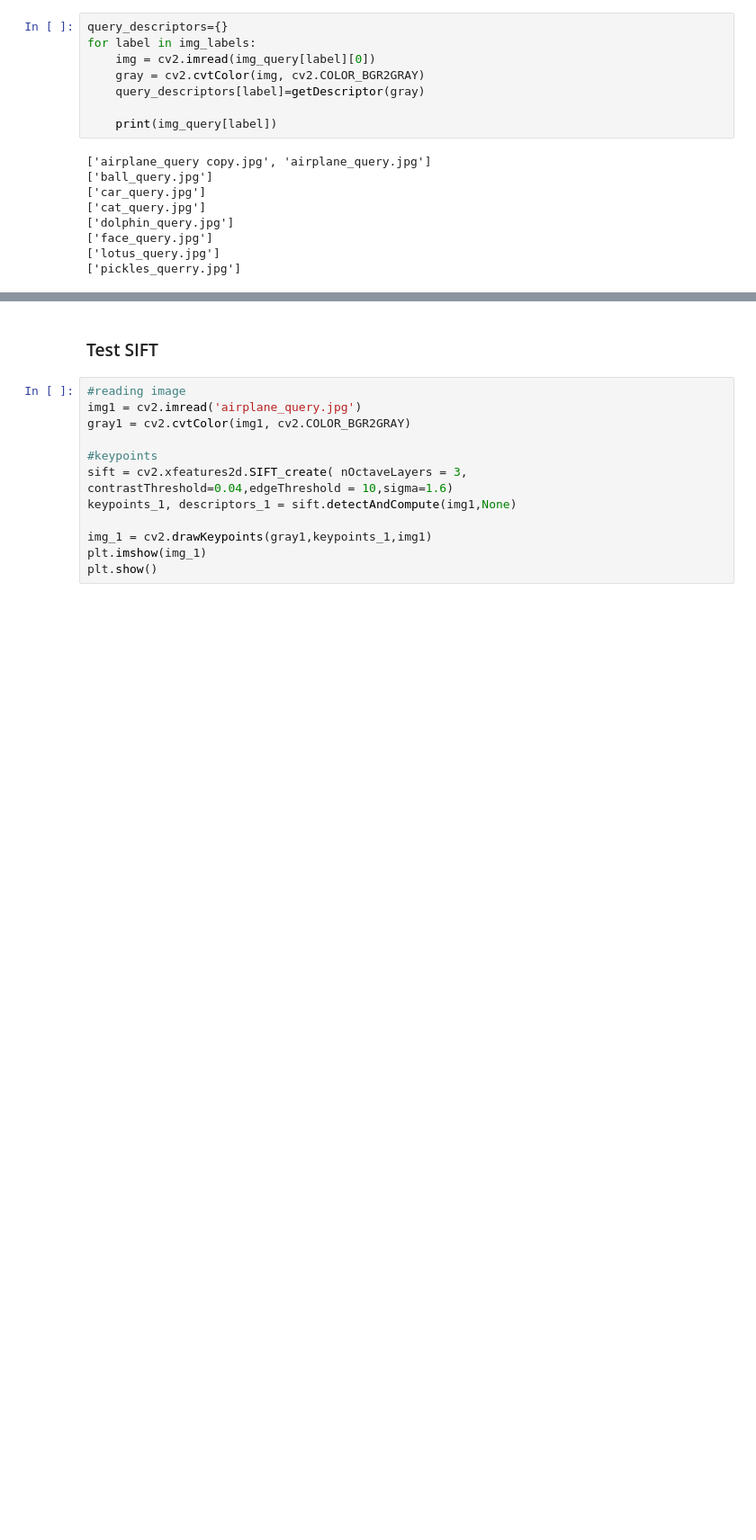
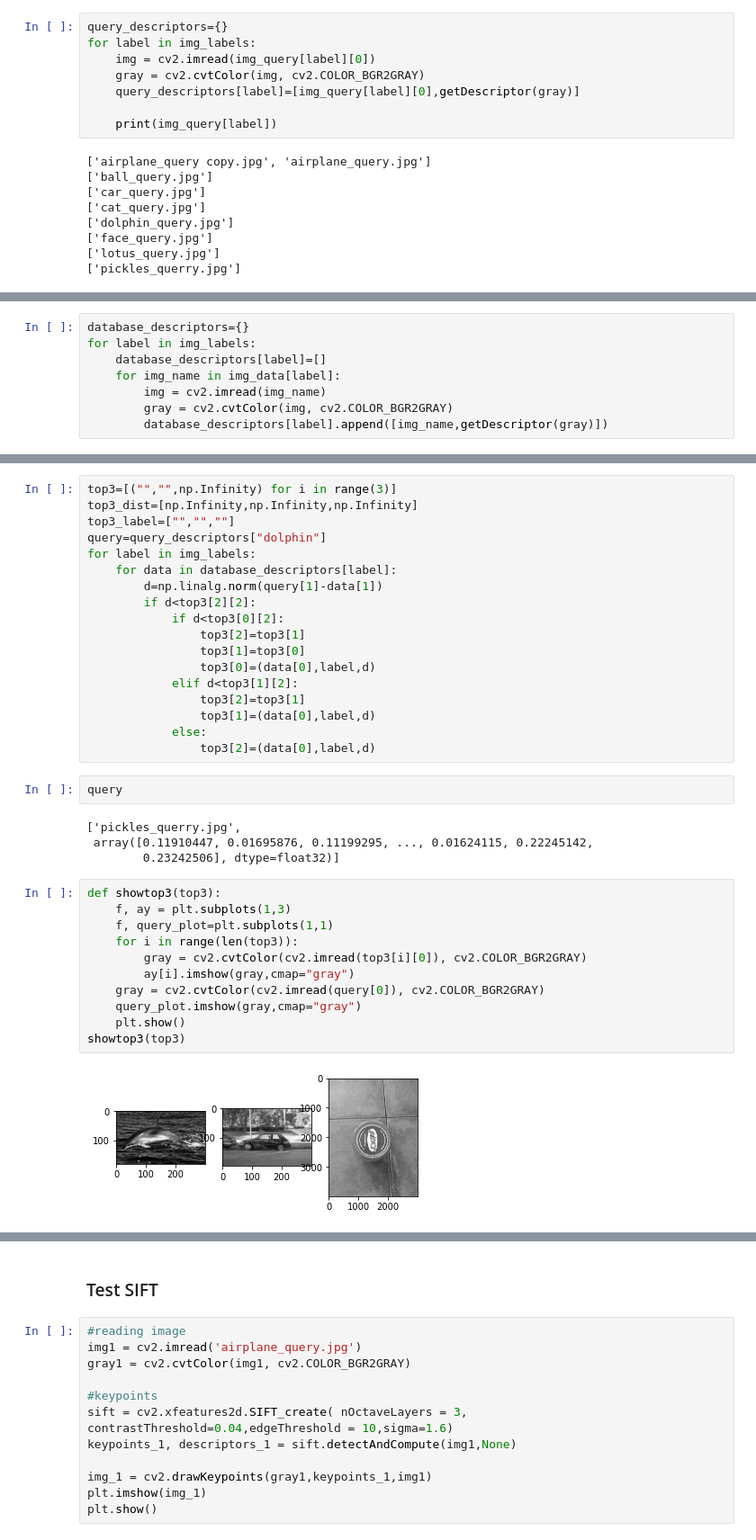
Before and after one commit to GuillaumeGirouard/INF6804, a Jupyter notebook: TP1_INF6804.ipynb, the cells around one changed output, grey strips where cells are left out. Shown: that part at 90% size. Saved outputs shown, nothing was run; the diff lists cells and outputs as text; blank space fills up the shorter version.

```diff
--- a/TP1_INF6804.ipynb
+++ b/TP1_INF6804.ipynb
@@ -293,7 +293,7 @@ query_descriptors={}
 for label in img_labels:
     img = cv2.imread(img_query[label][0])
     gray = cv2.cvtColor(img, cv2.COLOR_BGR2GRAY)
-    query_descriptors[label]=getDescriptor(gray)
+    query_descriptors[label]=[img_query[label][0],getDescriptor(gray)]
 
     print(img_query[label])
 # %% [output]
@@ -326,0 +308,8 @@ query_descriptors
+# %%
+database_descriptors={}
+for label in img_labels:
+    database_descriptors[label]=[]
+    for img_name in img_data[label]:
+        img = cv2.imread(img_name)
+        gray = cv2.cvtColor(img, cv2.COLOR_BGR2GRAY)
+        database_descriptors[label].append([img_name,getDescriptor(gray)])
@@ -326,0 +321,37 @@ query_descriptors
+# %%
+top3=[("","",np.Infinity) for i in range(3)]
+top3_dist=[np.Infinity,np.Infinity,np.Infinity]
+top3_label=["","",""]
+query=query_descriptors["dolphin"]
+for label in img_labels:
+    for data in database_descriptors[label]:
+        d=np.linalg.norm(query[1]-data[1])
+        if d<top3[2][2]:
+            if d<top3[0][2]:
+                top3[2]=top3[1]
+                top3[1]=top3[0]
+                top3[0]=(data[0],label,d)
+            elif d<top3[1][2]:
+                top3[2]=top3[1]
+                top3[1]=(data[0],label,d)
+            else:
+                top3[2]=(data[0],label,d)
+# %%
+query
+# %% [output]
+['pickles_querry.jpg',
+ array([0.11910447, 0.01695876, 0.11199295, ..., 0.01624115, 0.22245142,
+        0.23242506], dtype=float32)]
+# %%
+def showtop3(top3):
+    f, ay = plt.subplots(1,3)
+    f, query_plot=plt.subplots(1,1)
+    for i in range(len(top3)):
+        gray = cv2.cvtColor(cv2.imread(top3[i][0]), cv2.COLOR_BGR2GRAY)
+        ay[i].imshow(gray,cmap="gray")
+    gray = cv2.cvtColor(cv2.imread(query[0]), cv2.COLOR_BGR2GRAY)
+    query_plot.imshow(gray,cmap="gray")
+    plt.show()
+showtop3(top3)
+# %% [output]
+[figure, added]
```
Also changed, not shown: parts of 4 cells of this notebook.
